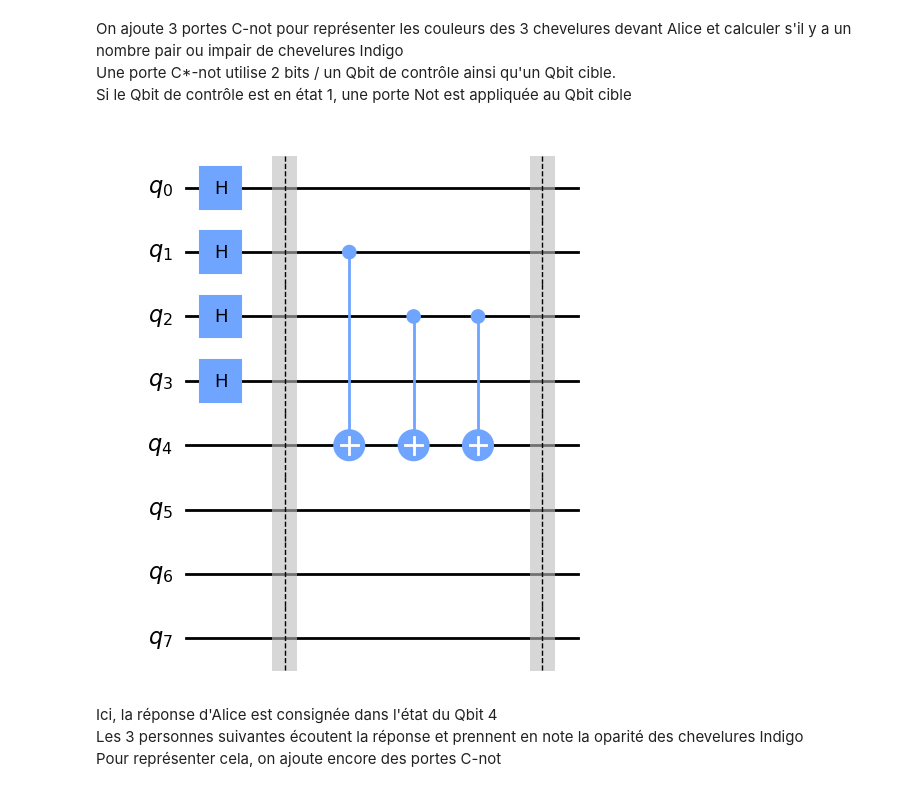
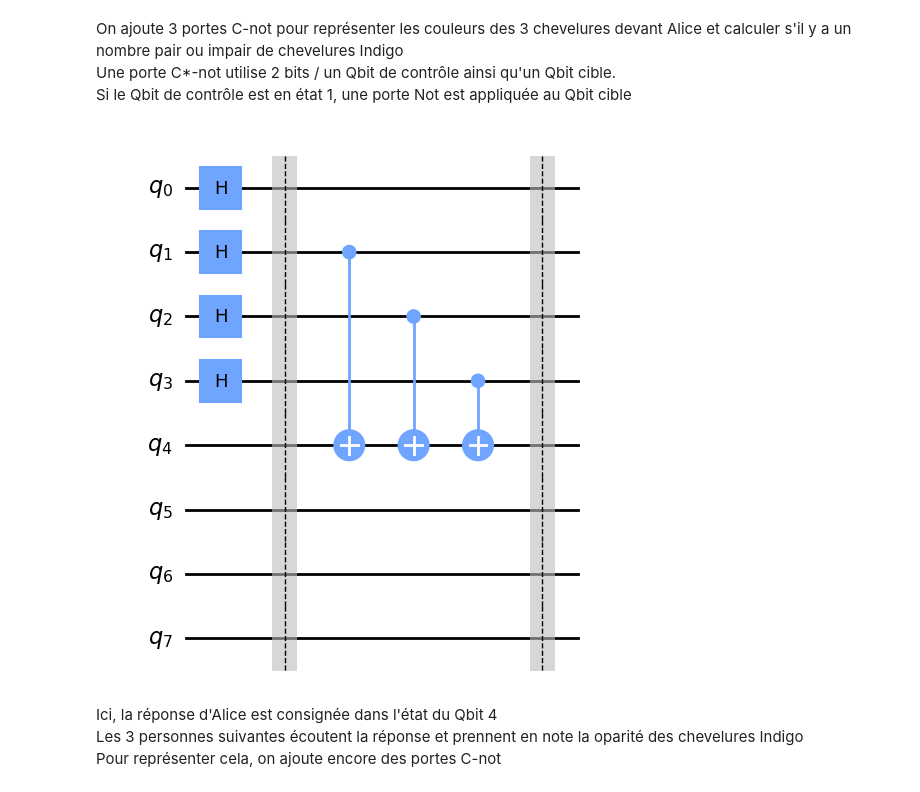
Before and after one commit to dalexmuro/ESGI_5IABD2_Quantum, a Jupyter notebook: 02_les_quatre_chevelures.ipynb, the cells around one changed output. Cells and saved outputs as stored; diff of their text form; code cells hidden in the pictures.

Commit message:
Fixed small bug and added 2 plots

```diff
--- a/02_les_quatre_chevelures.ipynb
+++ b/02_les_quatre_chevelures.ipynb
@@ -50,11 +50,11 @@ Si le Qbit de contrôle est en état 1, une porte Not est appliquée au Qbit cib
 # %%
 circ.cx(1,4)
 circ.cx(2,4)
-circ.cx(2,4)
+circ.cx(3,4)
 circ.barrier(range(8))
 circ.draw('mpl')
 # %% [output]
-[figure, old version]
+[figure, new version]
 # %% [markdown]
 Ici, la réponse d'Alice est consignée dans l'état du Qbit 4<br>
 Les 3 personnes suivantes écoutent la réponse et prennent en note la oparité des chevelures Indigo<br>
```
Also changed, not shown: parts of 9 cells of this notebook.
